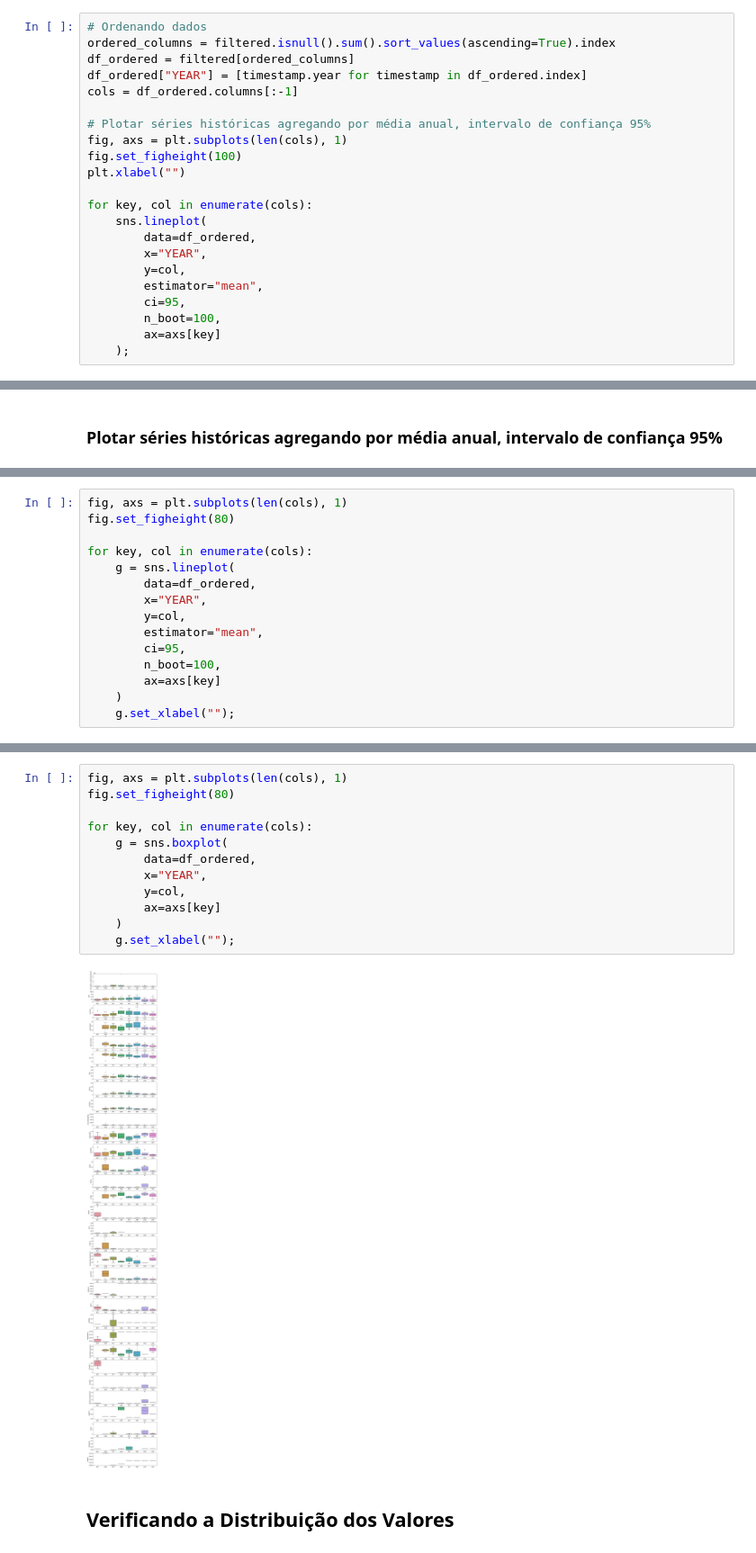
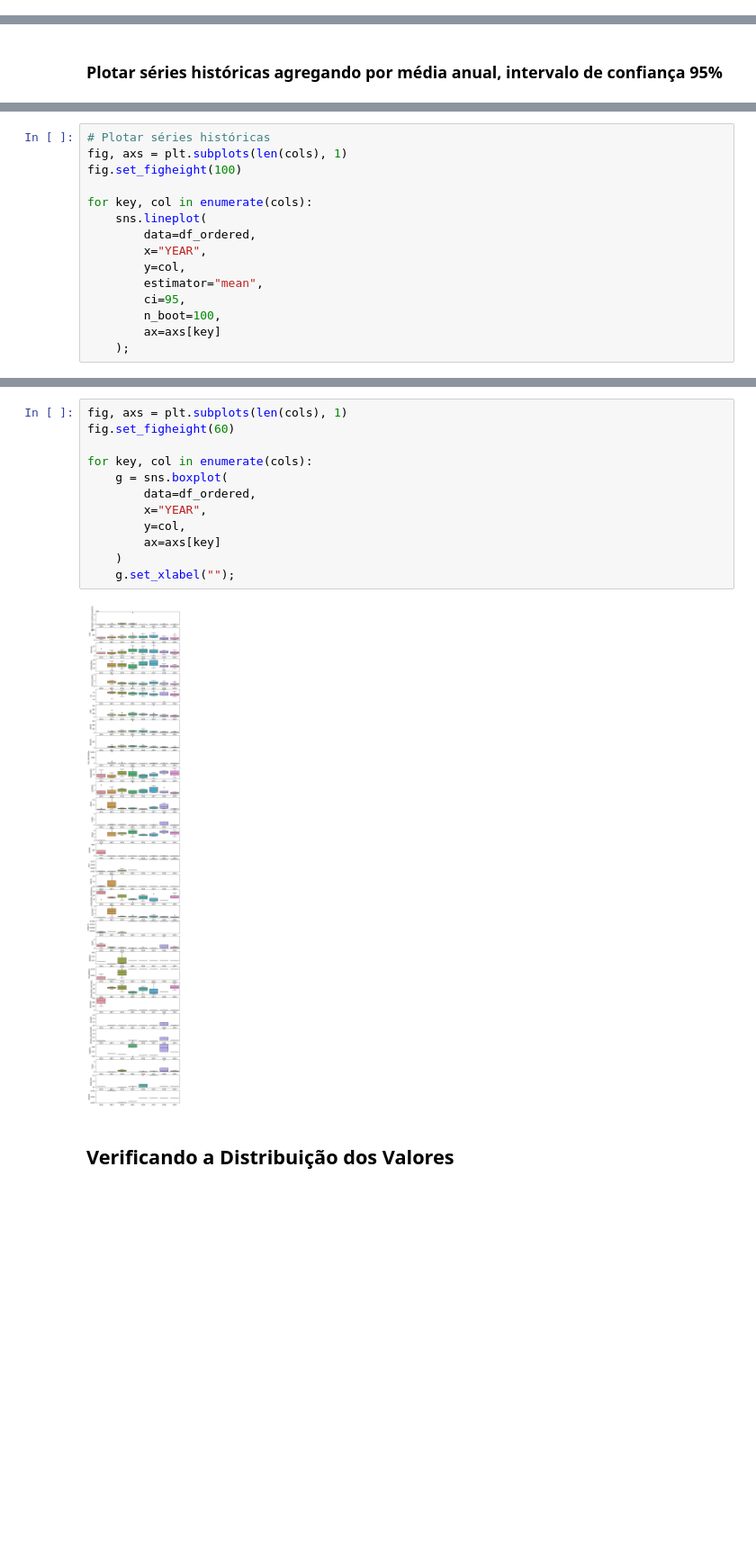
Before and after one commit to vcwild/wtp-datasets, a Jupyter notebook: EDA.ipynb, the cells around one changed output, grey strips where cells are left out. Shown at 90% size. Drawn from its saved outputs; the diff is of its cells as text; blank space fills up the shorter version.

```diff
--- a/EDA.ipynb
+++ b/EDA.ipynb
@@ -109,22 +101,0 @@ df[percentage.index].plot(subplots=True, figsize=(10, 30));
-# %%
-# Ordenando dados
-ordered_columns = filtered.isnull().sum().sort_values(ascending=True).index
-df_ordered = filtered[ordered_columns]
-df_ordered["YEAR"] = [timestamp.year for timestamp in df_ordered.index]
-cols = df_ordered.columns[:-1]
-
-# Plotar séries históricas agregando por média anual, intervalo de confiança 95%
-fig, axs = plt.subplots(len(cols), 1)
-fig.set_figheight(100)
-plt.xlabel("")
-
-for key, col in enumerate(cols):
-    sns.lineplot(
-        data=df_ordered,
-        x="YEAR",
-        y=col,
-        estimator="mean",
-        ci=95,
-        n_boot=100,
-        ax=axs[key]
-    );
@@ -135,9 +119,10 @@ for key, col in enumerate(cols):
 # %%
+# Plotar séries históricas
 fig, axs = plt.subplots(len(cols), 1)
-fig.set_figheight(80)
+fig.set_figheight(100)
 
 for key, col in enumerate(cols):
-    g = sns.lineplot(
+    sns.lineplot(
         data=df_ordered,
         x="YEAR",
         y=col,
@@ -145,6 +130,5 @@ for key, col in enumerate(cols):
         ci=95,
         n_boot=100,
         ax=axs[key]
-    )
-    g.set_xlabel("");
+    );
 # %% [output]
@@ -154,16 +138,16 @@ for key, col in enumerate(cols):
 # %%
 fig, axs = plt.subplots(len(cols), 1)
-fig.set_figheight(80)
+fig.set_figheight(60)
 
 for key, col in enumerate(cols):
     g = sns.boxplot(
         data=df_ordered,
         x="YEAR",
         y=col,
         ax=axs[key]
     )
     g.set_xlabel("");
 # %% [output]
-[figure, old version]
+[figure, new version]
 # %% [markdown]
 ## Verificando a Distribuição dos Valores
```
Also changed, not shown: parts of 26 cells of this notebook.
